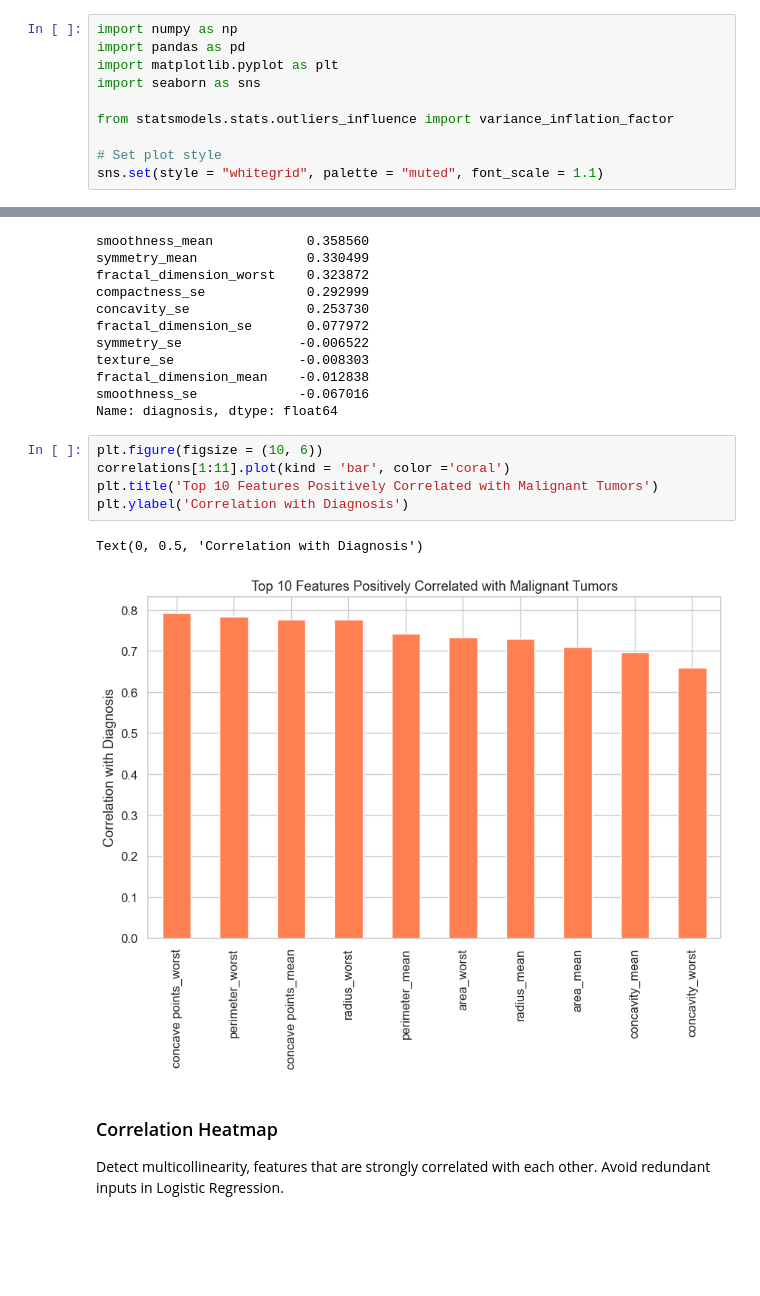
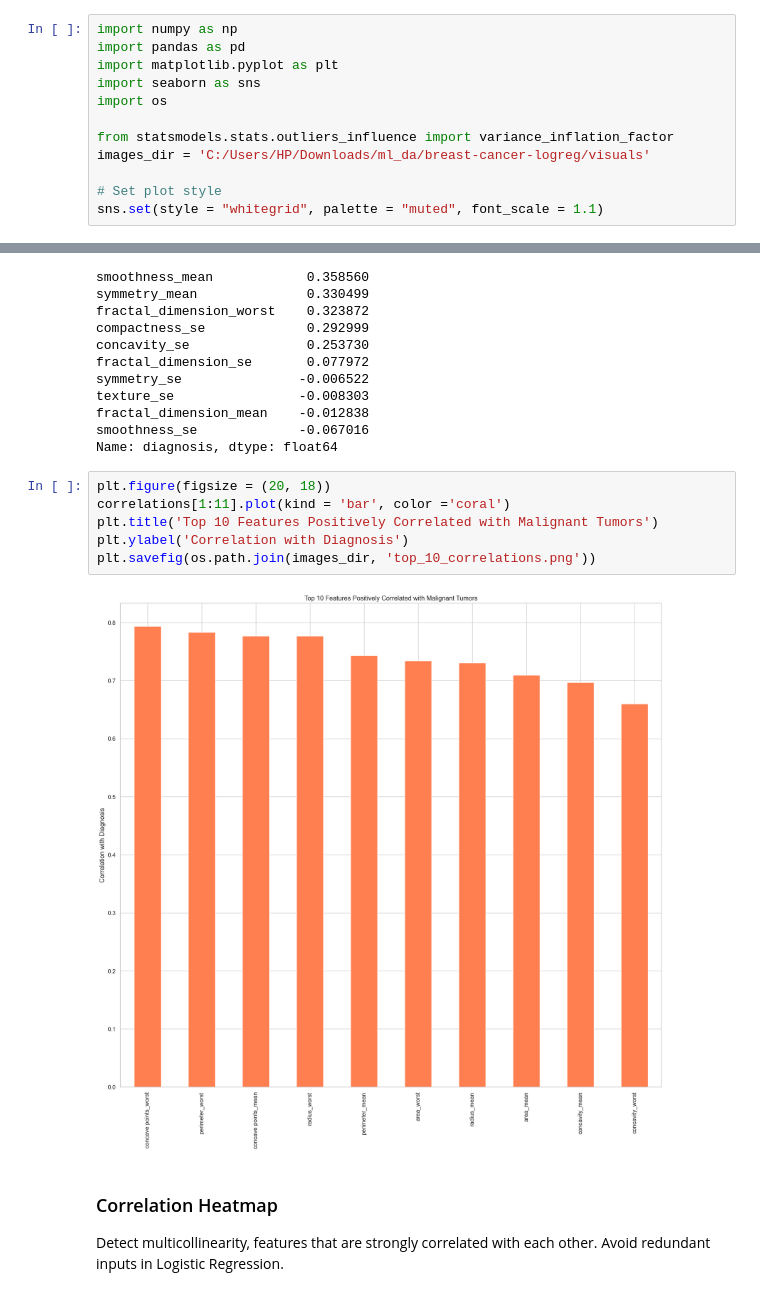
Before and after one commit to OjPreshuz/breast-cancer-logreg, a Jupyter notebook: notebooks/data_exploration.ipynb, the cells around one changed output, grey strips where cells are left out. Cells and saved outputs as stored; diff of their text form; blank space fills up the shorter version.

```diff
--- a/notebooks/data_exploration.ipynb
+++ b/notebooks/data_exploration.ipynb
@@ -10,8 +7,10 @@ import numpy as np
 import pandas as pd
 import matplotlib.pyplot as plt
 import seaborn as sns
+import os
 
 from statsmodels.stats.outliers_influence import variance_inflation_factor
+images_dir = 'C:/Users/HP/Downloads/ml_da/breast-cancer-logreg/visuals'
 
 # Set plot style
 sns.set(style = "whitegrid", palette = "muted", font_scale = 1.1)
@@ -164,13 +164,13 @@ fractal_dimension_mean    -0.012838
 smoothness_se             -0.067016
 Name: diagnosis, dtype: float64
 # %%
-plt.figure(figsize = (10, 6))
+plt.figure(figsize = (20, 18))
 correlations[1:11].plot(kind = 'bar', color ='coral')
 plt.title('Top 10 Features Positively Correlated with Malignant Tumors')
 plt.ylabel('Correlation with Diagnosis')
+plt.savefig(os.path.join(images_dir, 'top_10_correlations.png'))
 # %% [output]
-Text(0, 0.5, 'Correlation with Diagnosis')
-[figure, old version]
+[figure, new version]
 # %% [markdown]
 ### Correlation Heatmap
 Detect multicollinearity, features that are strongly correlated with each other. Avoid redundant inputs in Logistic Regression.
```
Also changed, not shown: parts of 6 cells of this notebook, 7 other files.
